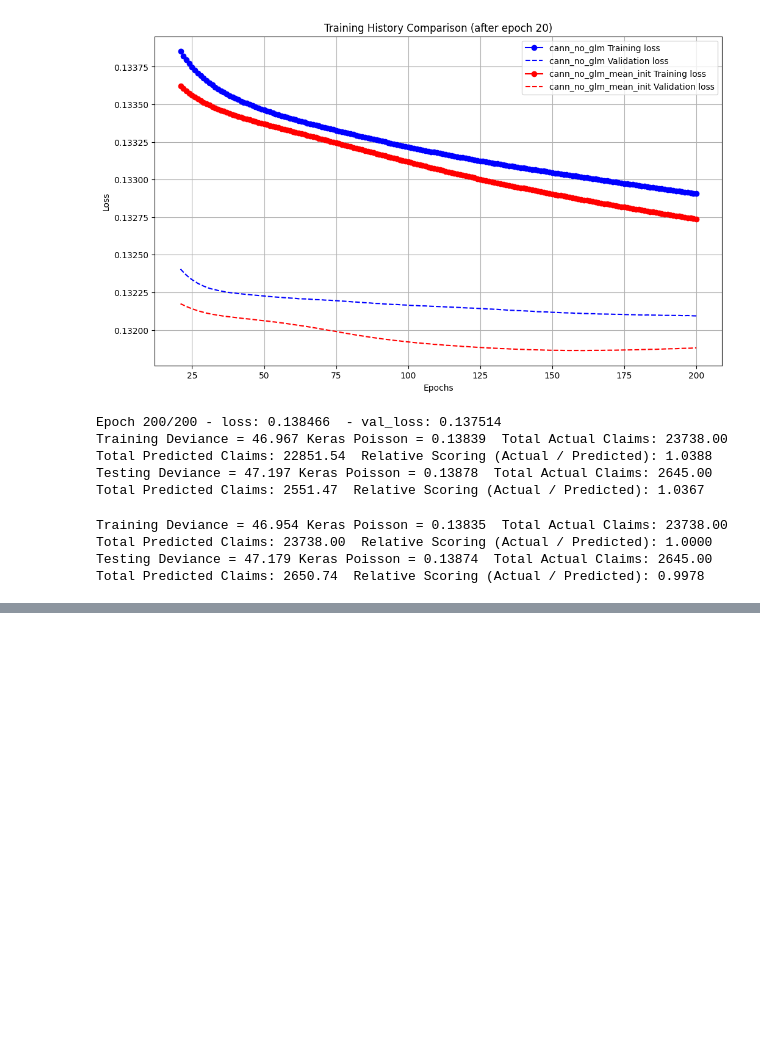
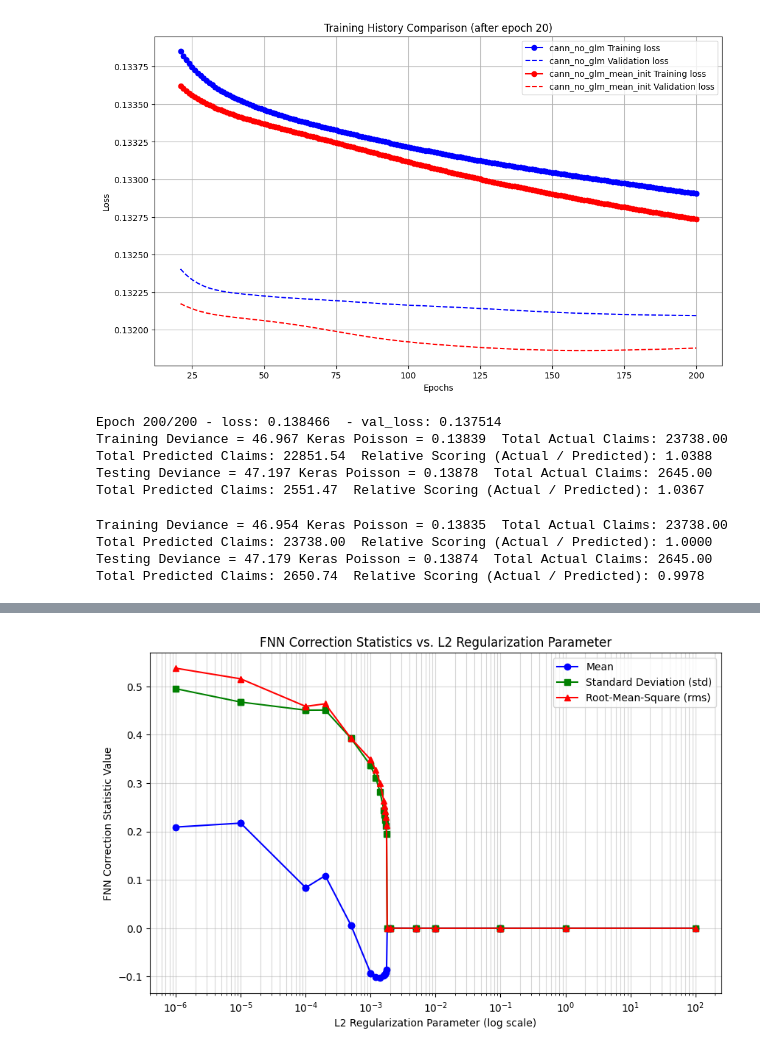
Before and after one commit to leovt/glm-nn-regularized, a Jupyter notebook: notebooks/project.ipynb, the cells around one changed output, grey strips where cells are left out. Cells and saved outputs as stored; diff of their text form; code cells hidden in the pictures; blank space fills up the shorter version.

```diff
--- a/notebooks/project.ipynb
+++ b/notebooks/project.ipynb
@@ -1127,0 +1391,49 @@ display(results_df)
+# %%
+import matplotlib.pyplot as plt
+import numpy as np
+import pandas as pd
+
+# Filter model_list to get the regularized GLM-NN (rglnn) models
+rglnn_models = [
+    m for m in model_list
+    if getattr(m, 'name', None) == 'rglnn'
+    and hasattr(m, 'history')
+]
+
+stats_data = []
+for m in rglnn_models:
+    reg_val = float(m.regularizer)
+    # Calculate mean, std, and rms using the defined fnn_correction function
+    f_mean, f_std, f_rms, _ = fnn_correction(m)
+    stats_data.append({
+        'regularizer': reg_val,
+        'mean': f_mean,
+        'std': f_std,
+        'rms': f_rms
+    })
+
+# Create a DataFrame and sort by the L2 regularization parameter
+df_stats = pd.DataFrame(stats_data).sort_values('regularizer')
+
+# Separate zero vs non-zero for log scaling on the x-axis
+non_zero_df = df_stats[df_stats['regularizer'] > 0]
+zero_df = df_stats[df_stats['regularizer'] == 0]
+
+plt.figure(figsize=(10, 6))
+
+# Plot the three statistics
+plt.plot(non_zero_df['regularizer'], non_zero_df['mean'], 'o-', color='blue', label='Mean')
+plt.plot(non_zero_df['regularizer'], non_zero_df['std'], 's-', color='green', label='Standard Deviation (std)')
+plt.plot(non_zero_df['regularizer'], non_zero_df['rms'], '^-', color='red', label='Root-Mean-Square (rms)')
+
+plt.xscale('log')
+plt.xlabel('L2 Regularization Parameter (log scale)')
+plt.ylabel('FNN Correction Statistic Value')
+plt.title('FNN Correction Statistics vs. L2 Regularization Parameter')
+plt.legend()
+plt.grid(True, which="both", ls="-", alpha=0.5)
+plt.savefig('fnn_correction_stats.pdf')
+plt.show()
+files.download('fnn_correction_stats.pdf')
+# %% [output]
+[figure, added]
```
Also changed, not shown: parts of 29 cells of this notebook, 5 other files.
